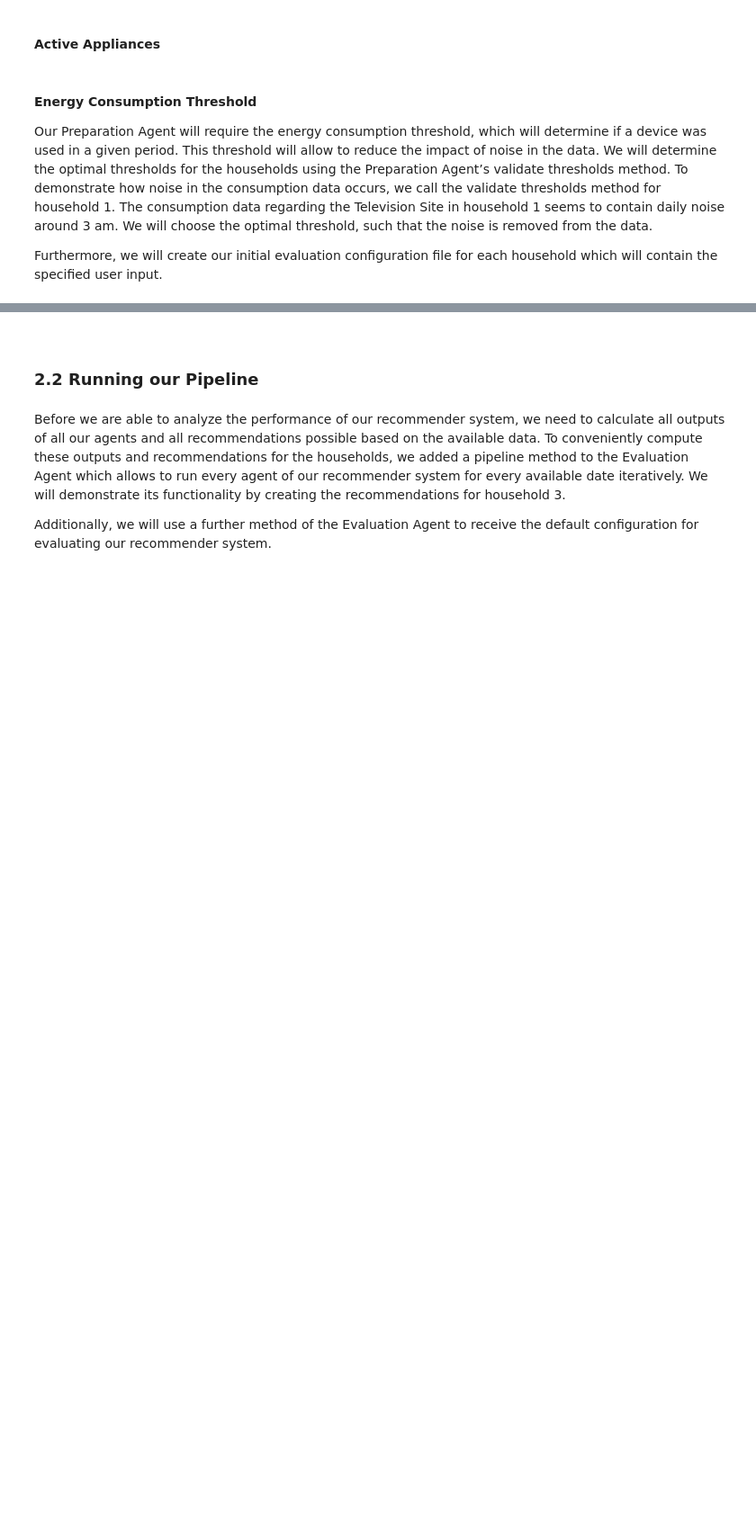
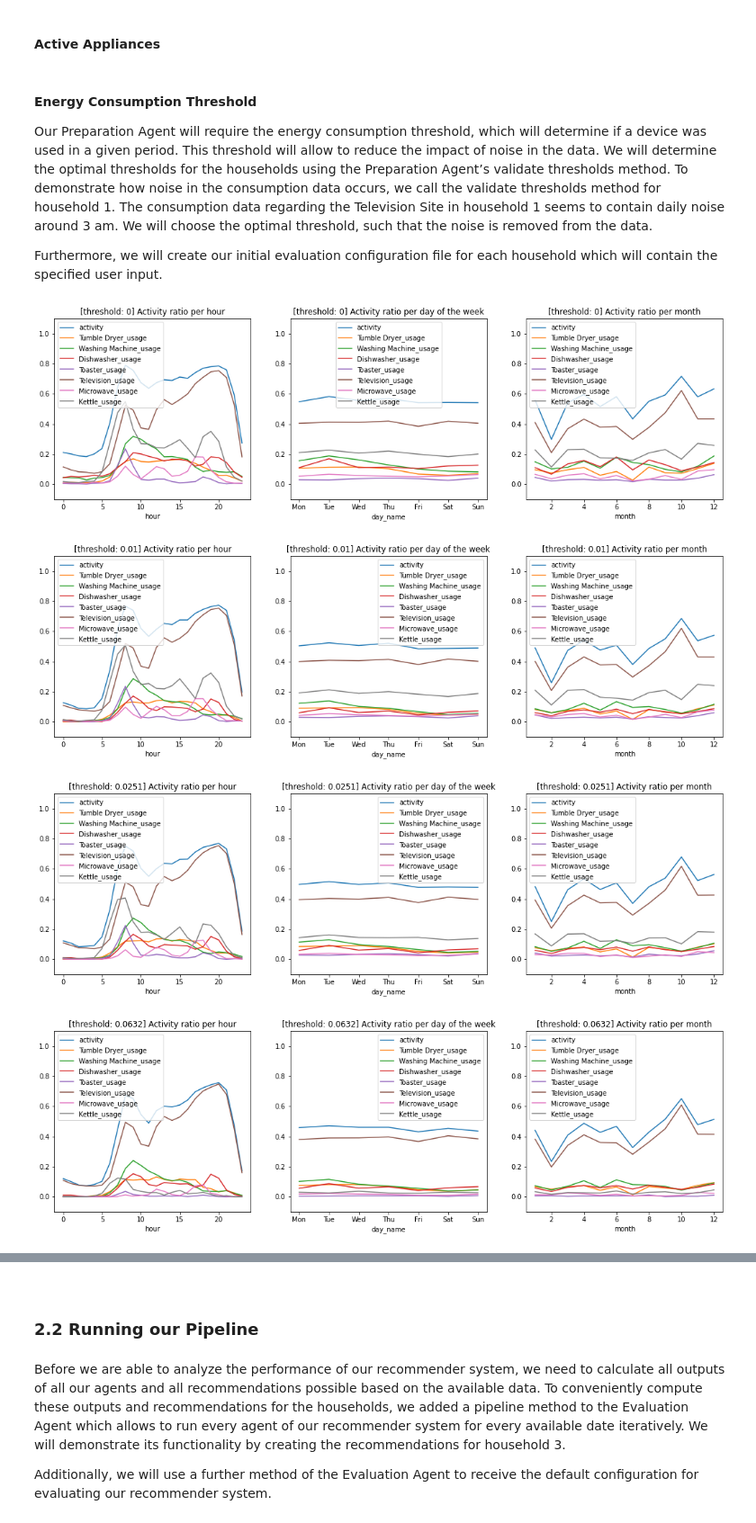
Before and after one commit to Janalytics94/xai_energy_efficient_smart_home, a Jupyter notebook: code/Performance_Evaluation_Agent.ipynb, the cells around one changed output, grey strips where cells are left out. Shown at 90% size. Drawn from its saved outputs; the diff is of its cells as text; code cells hidden in the pictures; blank space fills up the shorter version.

```diff
--- a/code/Performance_Evaluation_Agent.ipynb
+++ b/code/Performance_Evaluation_Agent.ipynb
@@ -114,17 +114,22 @@ config['user_input'] = {
     'shiftable_devices': deepcopy(shiftable_devices[config['data']['household']]),
     'active_appliances': deepcopy(active_appliances[config['data']['household']])
 }
-
+# ada acts weird, logit is alright
 # initializing the evaluation agent
-evaluation = Performance_Evaluation_Agent(DATA_PATH, 'logit', config, load_data=True)
+evaluation = Performance_Evaluation_Agent(DATA_PATH, 'random forest', config, load_data=True)
 # %%
 preparation = evaluation.preparation
 
 # Data-Preparation
 df_th = preparation.truncate(preparation.input)
 df_th = preparation.scale(df_th)
 df_th = helper.aggregate(df_th, '60T')
 
 # Graphical analysis of candidate thresholds
-#thresholds = [0] + list(np.geomspace(.01, .4, 5))
-#preparation.validate_thresholds(df_th, thresholds, config['user_input']['active_appliances'])
+thresholds = [0] + list(np.geomspace(.01, .4, 5))
+preparation.validate_thresholds(df_th, thresholds, config['user_input']['active_appliances'])
+# %% [output]
+[figure, added]
+[figure, added]
+[figure, added]
+[figure, added]
```
Also changed, not shown: parts of 8 cells of this notebook, 6 other files.
